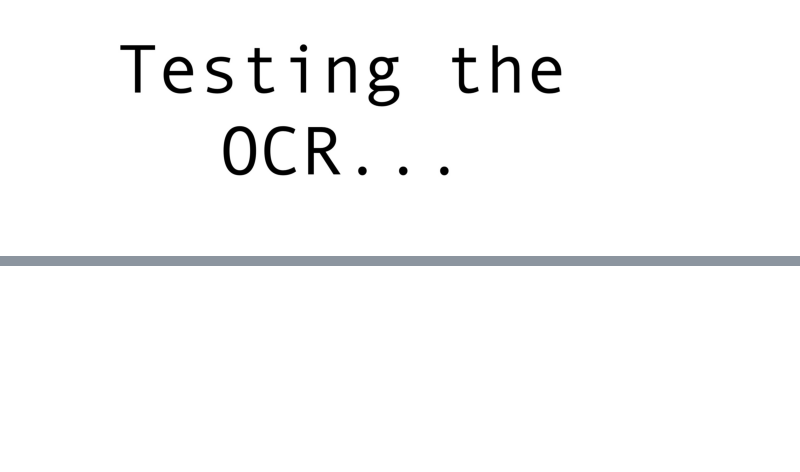
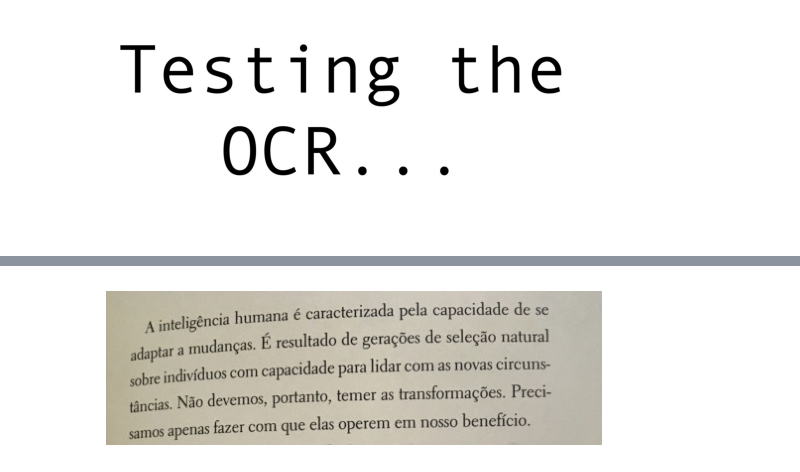
Before and after one commit to sonsungjong/python, a Jupyter notebook: OCR/OCR with Tesseract.ipynb, the cells around one changed output, grey strips where cells are left out. Saved outputs shown, nothing was run; the diff lists cells and outputs as text; code cells hidden in the pictures; blank space fills up the shorter version.

```diff
--- a/OCR/OCR with Tesseract.ipynb
+++ b/OCR/OCR with Tesseract.ipynb
@@ -40,0 +100,9 @@ plt.show()
+# %%
+img = cv2.imread('./content/page-book.png')
+rgb = cv2.cvtColor(img, cv2.COLOR_BGR2RGB)
+# cv2.imshow(rgb)
+plt.imshow(rgb)
+plt.axis('off')
+plt.show()
+# %% [output]
+[figure, added]
```
Also changed, not shown: parts of 29 cells of this notebook, 6 other files.
